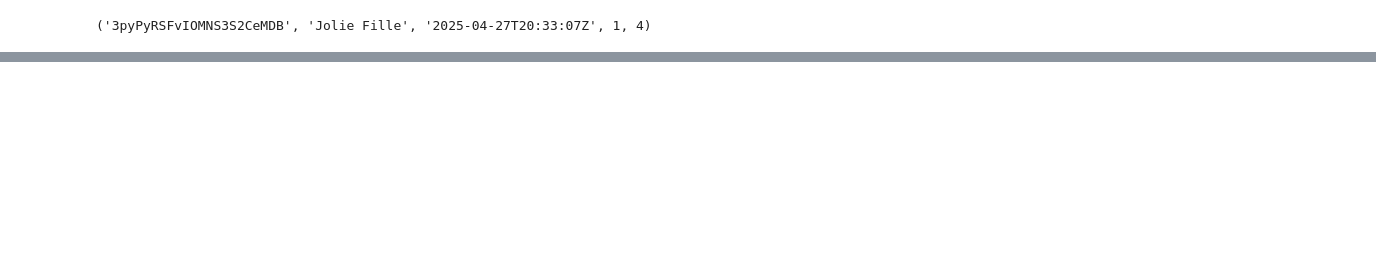
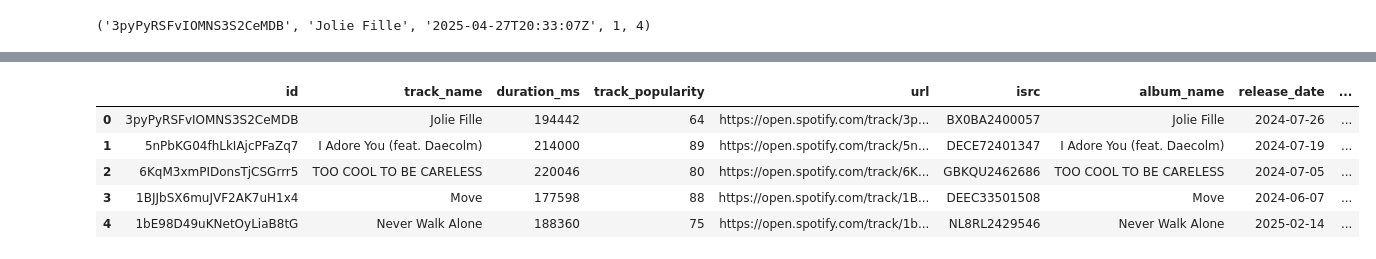
Before and after one commit to cdwood84/trackscience, a Jupyter notebook: SpotipyTree.ipynb, the cells around one changed output, grey strips where cells are left out. Cells and saved outputs as stored; diff of their text form; code cells hidden in the pictures; blank space fills up the shorter version.

```diff
--- a/SpotipyTree.ipynb
+++ b/SpotipyTree.ipynb
@@ -94,0 +152,24 @@ KeyError: 'results'
+# %%
+# combine album track data
+
+at_df = pandas.merge(
+    lib.get_object_dataframe('album'),
+    lib.get_object_dataframe('album_track'),
+    left_on='id', right_on='album_id', how='inner'
+)[[
+    'name',
+    'release_date',
+    'total_tracks',
+    'album_id',
+    'track_id',
+    'track_number'
+]]
+at_df = at_df.rename(columns={
+    'name': 'album_name',
+    'total_tracks': 'album_total_tracks',
+})
+at_df['release_date_is_valid'] = 0
+at_df.loc[at_df['release_date'].str.len() == 10, 'release_date_is_valid'] = 1
+at_df['valid_release_date'] = None
+at_df.loc[at_df['release_date_is_valid'] == 1, 'valid_release_date'] = pandas.to_datetime(at_df['release_date'][at_df['release_date_is_valid'] == 1], format='%Y-%m-%d')
+at_df.head()
@@ -94,0 +183,9 @@ KeyError: 'results'
+# %%
+# inspect track data
+
+t_df = lib.get_object_dataframe('track')
+t_df = t_df.rename(columns={
+    'name': 'track_name',
+    'popularity': 'track_popularity',
+})
+t_df.head()
@@ -94,0 +199,19 @@ KeyError: 'results'
+# %%
+# merge data for analysis
+
+pre_track_data_1 = pandas.merge(t_df, at_df, left_on='id', right_on='track_id', how='left')
+pre_track_data_2 = pandas.merge(pre_track_data_1, ta_agg_df, left_on='id', right_on='track_id', how='left')
+track_data = pandas.merge(pre_track_data_2, pt_agg_df, left_on='id', right_on='track_id', how='left')
+track_data['one_track_album'] = 0
+track_data.loc[track_data['album_total_tracks'] == 1, 'one_track_album'] = 1
+track_data['release_diff_days'] = None
+track_data['valid_release_date'] = pandas.to_datetime(track_data['valid_release_date'])
+track_data.loc[track_data['release_date_is_valid'] == 1, 'release_diff_days'] = (track_data[track_data['release_date_is_valid'] == 1]['min_playlist_added_at'] - track_data[track_data['release_date_is_valid'] == 1]['valid_release_date']).dt.days
+track_data.head()
+# %% [output]
+|  | id | track_name | duration_ms | track_popularity | url | isrc | album_name | release_date | ... |
+| 0 | 3pyPyRSFvIOMNS3S2CeMDB | Jolie Fille | 194442 | 64 | https://open.spotify.com/track/3p... | BX0BA2400057 | Jolie Fille | 2024-07-26 | ... |
+| 1 | 5nPbKG04fhLkIAjcPFaZq7 | I Adore You (feat. Daecolm) | 214000 | 89 | https://open.spotify.com/track/5n... | DECE72401347 | I Adore You (feat. Daecolm) | 2024-07-19 | ... |
+| 2 | 6KqM3xmPIDonsTjCSGrrr5 | TOO COOL TO BE CARELESS | 220046 | 80 | https://open.spotify.com/track/6K... | GBKQU2462686 | TOO COOL TO BE CARELESS | 2024-07-05 | ... |
+| 3 | 1BJJbSX6muJVF2AK7uH1x4 | Move | 177598 | 88 | https://open.spotify.com/track/1B... | DEEC33501508 | Move | 2024-06-07 | ... |
+| 4 | 1bE98D49uKNetOyLiaB8tG | Never Walk Alone | 188360 | 75 | https://open.spotify.com/track/1b... | NL8RL2429546 | Never Walk Alone | 2025-02-14 | ... |
```
Also changed, not shown: parts of 12 cells of this notebook, 2 other files.
